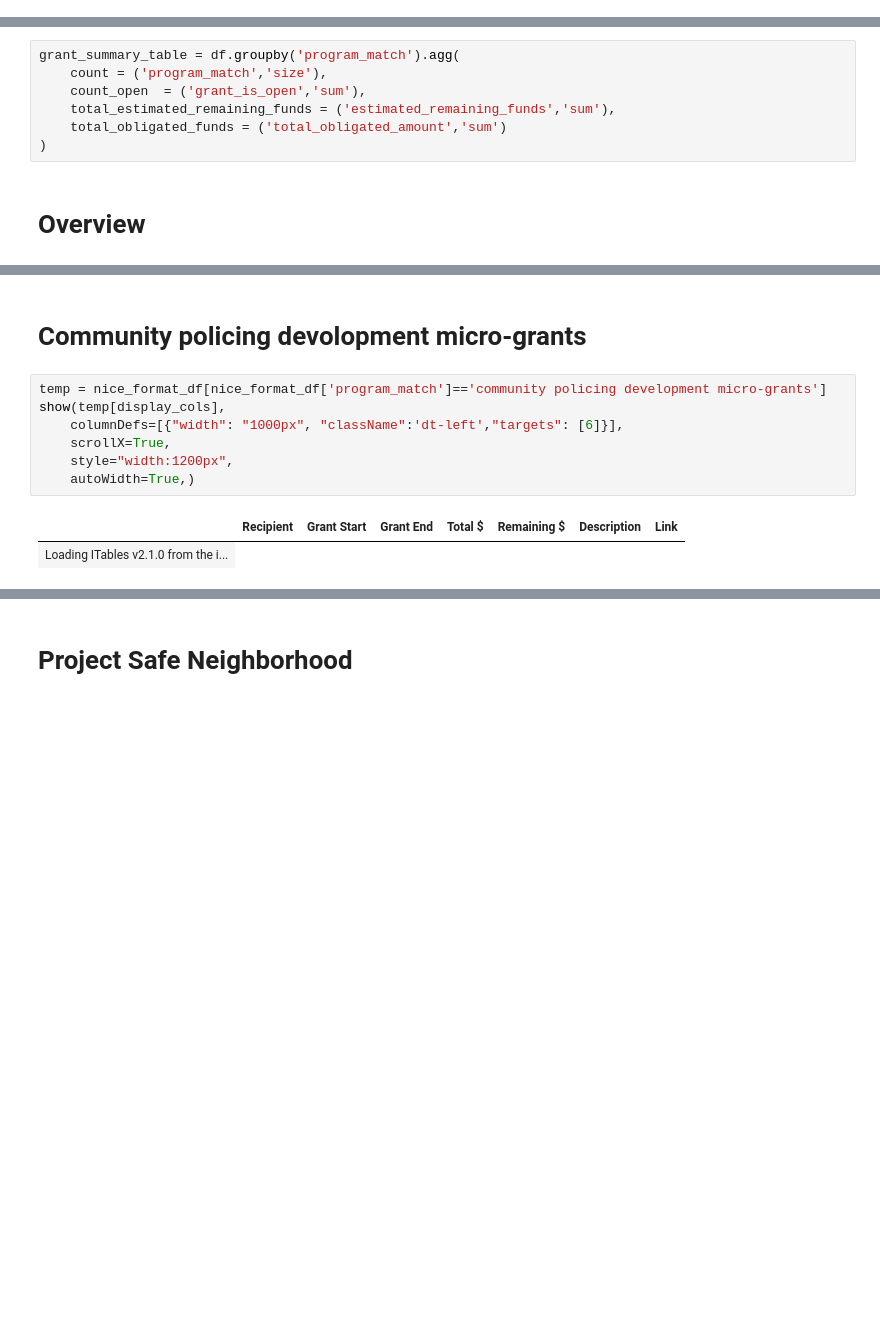
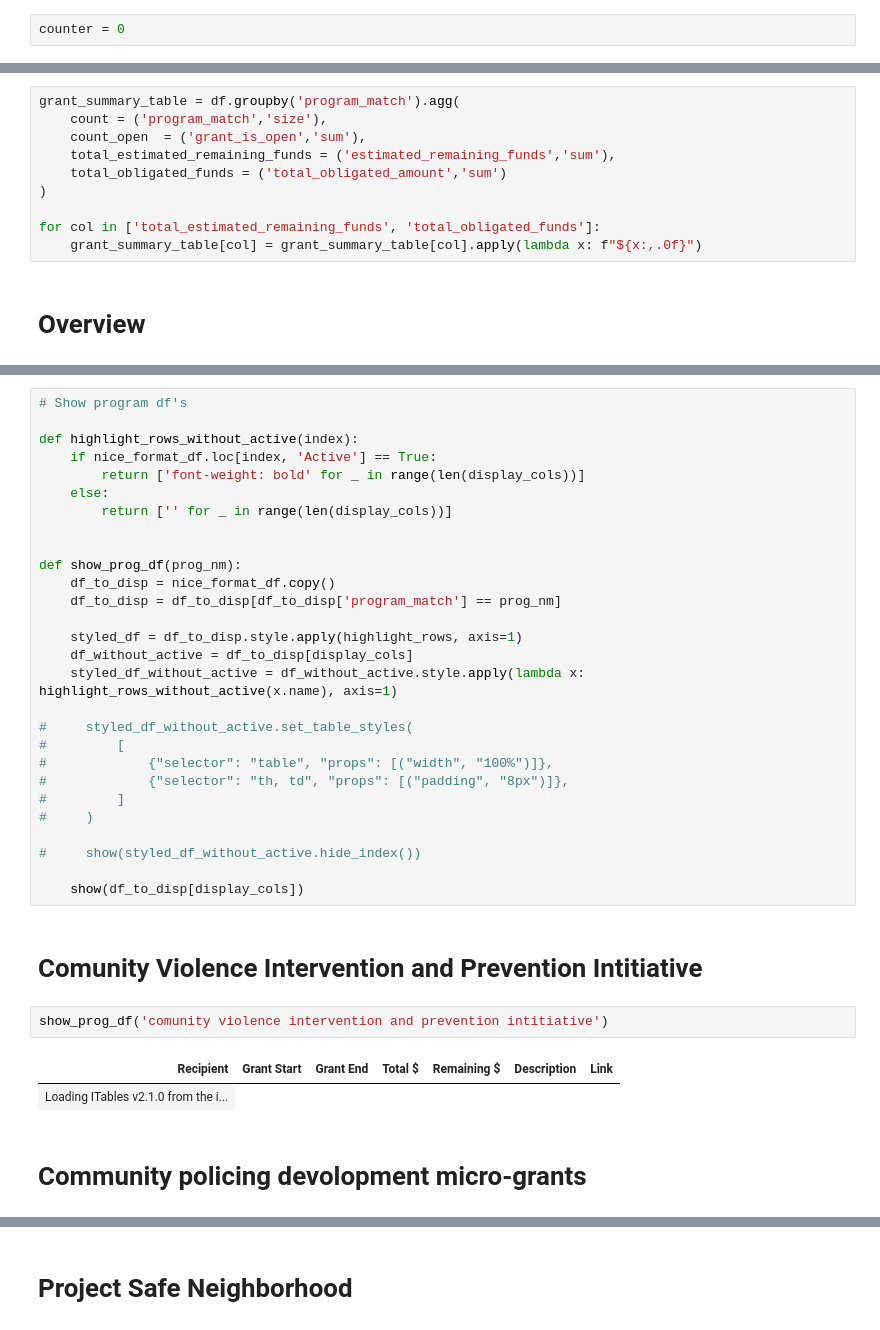
Before and after one commit to stoddardg/usaspending_analysis, a Jupyter notebook: funding_report.ipynb, the cells around one changed output, grey strips where cells are left out. Cells and saved outputs as stored; diff of their text form; blank space fills up the shorter version.

```diff
--- a/funding_report.ipynb
+++ b/funding_report.ipynb
@@ -11,6 +11,8 @@ format:
 # %%
 focal_city = 'CHICAGO'
 focal_state = 'ILLINOIS'
+# %%
+counter = 0
 # %% [markdown]
 # Introduction
 
@@ -65,5 +65,8 @@ grant_summary_table = df.groupby('program_match').agg(
     total_estimated_remaining_funds = ('estimated_remaining_funds','sum'),
     total_obligated_funds = ('total_obligated_amount','sum')
 )
+
+for col in ['total_estimated_remaining_funds', 'total_obligated_funds']:
+    grant_summary_table[col] = grant_summary_table[col].apply(lambda x: f"${x:,.0f}")
 # %% [markdown]
 # Overview
@@ -128,12 +216,38 @@ show(temp[display_cols],
+# %%
+# Show program df's
+
+def highlight_rows_without_active(index):
+    if nice_format_df.loc[index, 'Active'] == True:
+        return ['font-weight: bold' for _ in range(len(display_cols))]
+    else:
+        return ['' for _ in range(len(display_cols))]
+
+
+def show_prog_df(prog_nm):
+    df_to_disp = nice_format_df.copy()
+    df_to_disp = df_to_disp[df_to_disp['program_match'] == prog_nm]
+
+    styled_df = df_to_disp.style.apply(highlight_rows, axis=1)
+    df_without_active = df_to_disp[display_cols]
+    styled_df_without_active = df_without_active.style.apply(lambda x: highlight_rows_without_active(x.name), axis=1)
+
+#     styled_df_without_active.set_table_styles(
+#         [
+#             {"selector": "table", "props": [("width", "100%")]},
+#             {"selector": "th, td", "props": [("padding", "8px")]},
+#         ]
+#     )
+
+#     show(styled_df_without_active.hide_index())
+
+    show(df_to_disp[display_cols])
+# %% [markdown]
+
+# Comunity Violence Intervention and Prevention Intitiative
+# %%
+show_prog_df('comunity violence intervention and prevention intitiative')
+# %% [output]
+| Recipient | Grant Start | Grant End | Total $ | Remaining $ | Description | Link |
+| Loading ITables v2.1.0 from the i... |
 # %% [markdown]
 # Community policing devolopment micro-grants
-# %%
-temp = nice_format_df[nice_format_df['program_match']=='community policing development micro-grants']
-show(temp[display_cols],
-    columnDefs=[{"width": "1000px", "className":'dt-left',"targets": [6]}],
-    scrollX=True,
-    style="width:1200px",
-    autoWidth=True,)
-# %% [output]
-|  | Recipient | Grant Start | Grant End | Total $ | Remaining $ | Description | Link |
-| Loading ITables v2.1.0 from the i... |
```
Also changed, not shown: parts of 45 cells of this notebook.
